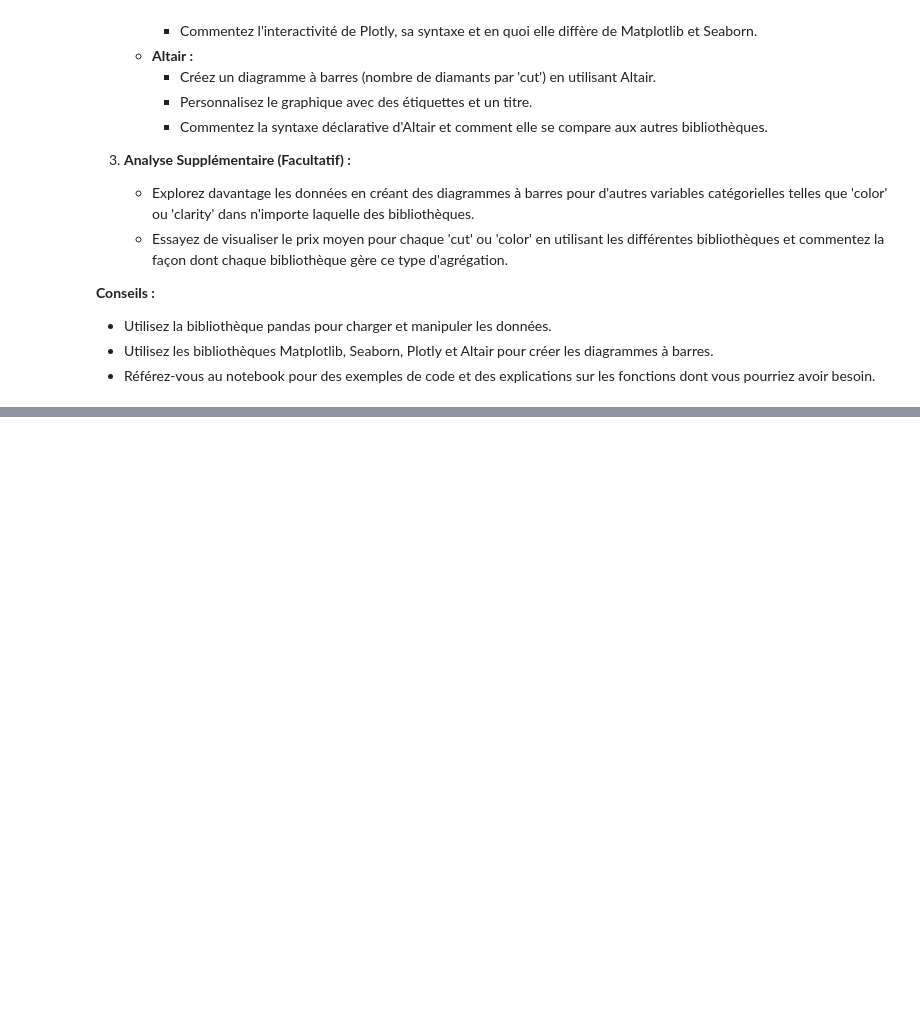
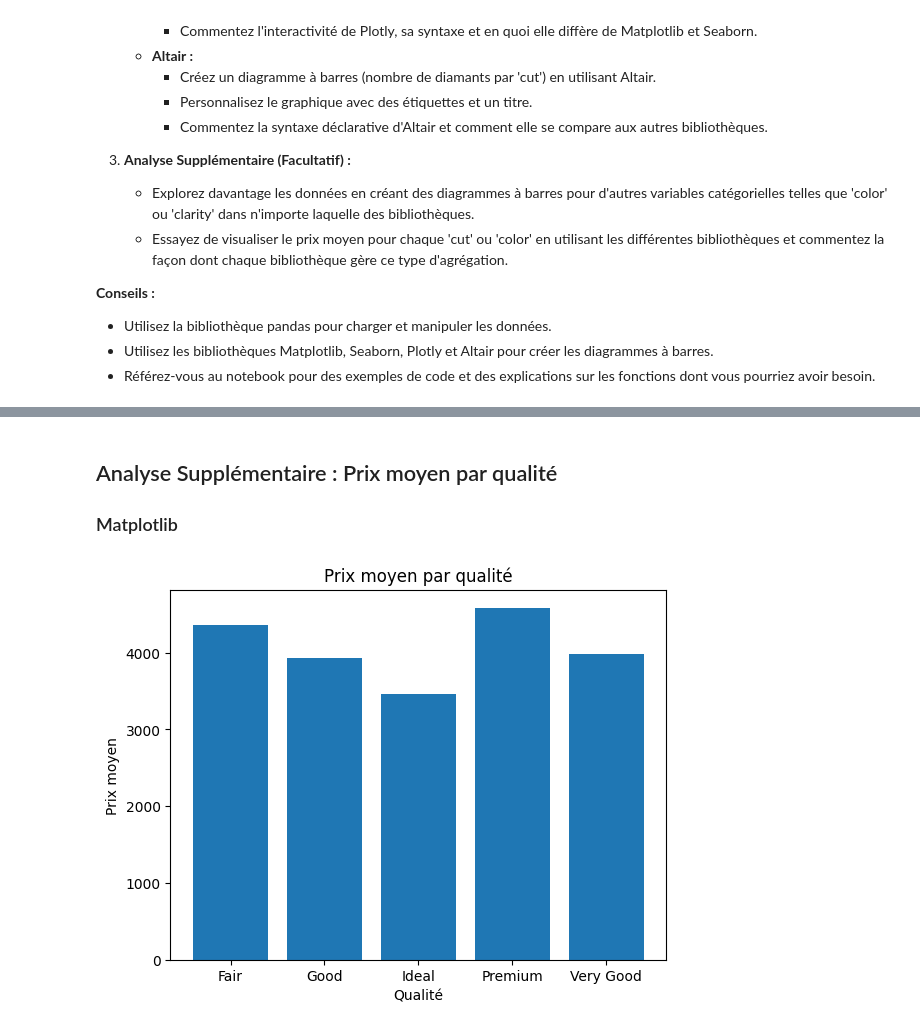
Before and after one commit to rosanajurdi/Data_Visualization_Course_2026, a Jupyter notebook: lab-sessions/lab2-barplots.ipynb, the cells around one changed output, grey strips where cells are left out. Cells and saved outputs as stored; diff of their text form; code cells hidden in the pictures; blank space fills up the shorter version.

```diff
--- a/lab-sessions/lab2-barplots.ipynb
+++ b/lab-sessions/lab2-barplots.ipynb
@@ -88,0 +202,15 @@ Vous disposez d'un ensemble de données contenant des informations sur divers di
+# %% [markdown]
+## Analyse Supplémentaire : Prix moyen par qualité
+
+### Matplotlib
+# %%
+mean_price = data.groupby('cut')['price'].mean().reset_index()
+mean_price.columns = ['cut', 'mean_price']
+
+plt.bar(mean_price['cut'], mean_price['mean_price'])
+plt.xlabel("Qualité")
+plt.ylabel("Prix moyen")
+plt.title("Prix moyen par qualité")
+plt.show()
+# %% [output]
+[figure, added]
```
Also changed, not shown: parts of 20 cells of this notebook.
